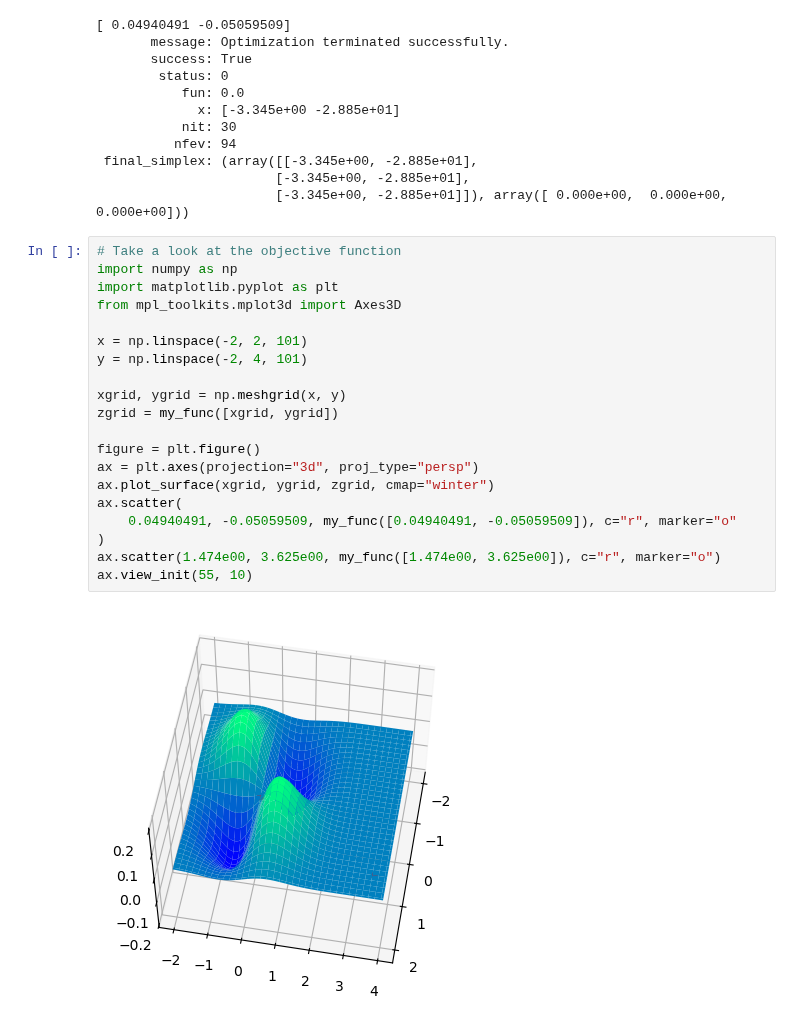
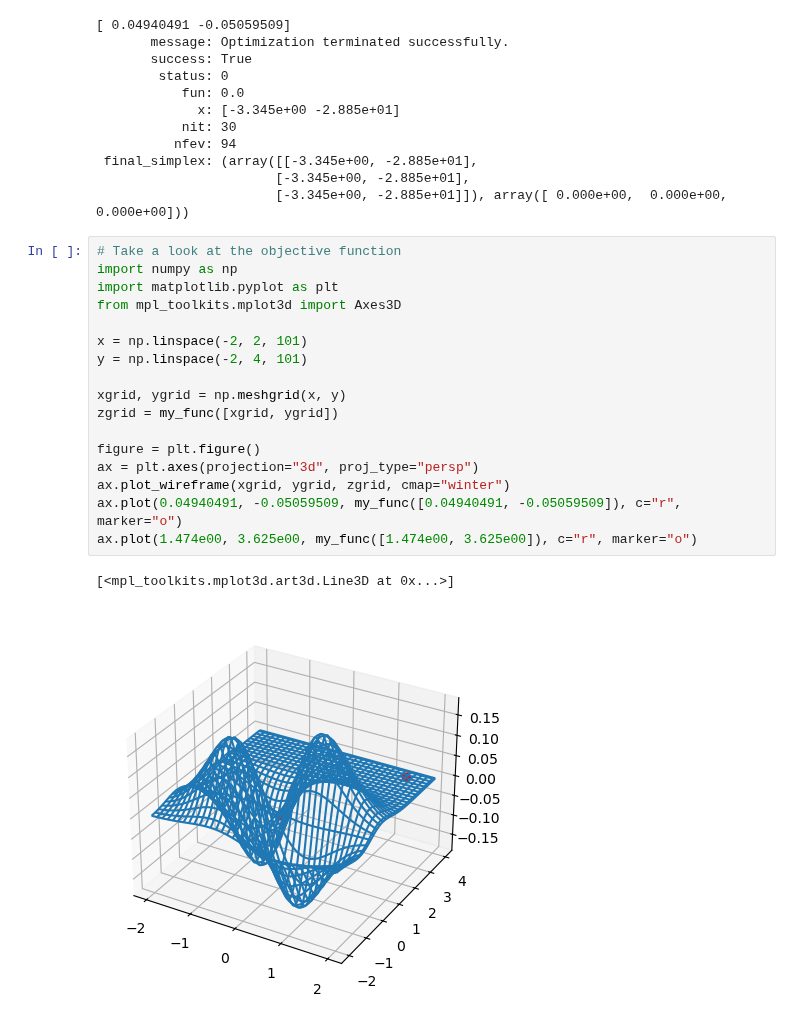
Before and after one commit to HyuntaeKR/numanal2023, a Jupyter notebook: optimization.ipynb, the cells around one changed output. Drawn from its saved outputs; the diff is of its cells as text.

Commit message:
Minor changes in plot

```diff
--- a/optimization.ipynb
+++ b/optimization.ipynb
@@ -211,22 +211,20 @@ print(root2)
 # %%
 # Take a look at the objective function
 import numpy as np
 import matplotlib.pyplot as plt
 from mpl_toolkits.mplot3d import Axes3D
 
 x = np.linspace(-2, 2, 101)
 y = np.linspace(-2, 4, 101)
 
 xgrid, ygrid = np.meshgrid(x, y)
 zgrid = my_func([xgrid, ygrid])
 
 figure = plt.figure()
 ax = plt.axes(projection="3d", proj_type="persp")
-ax.plot_surface(xgrid, ygrid, zgrid, cmap="winter")
-ax.scatter(
-    0.04940491, -0.05059509, my_func([0.04940491, -0.05059509]), c="r", marker="o"
-)
-ax.scatter(1.474e00, 3.625e00, my_func([1.474e00, 3.625e00]), c="r", marker="o")
-ax.view_init(55, 10)
+ax.plot_wireframe(xgrid, ygrid, zgrid, cmap="winter")
+ax.plot(0.04940491, -0.05059509, my_func([0.04940491, -0.05059509]), c="r", marker="o")
+ax.plot(1.474e00, 3.625e00, my_func([1.474e00, 3.625e00]), c="r", marker="o")
 # %% [output]
+[<mpl_toolkits.mplot3d.art3d.Line3D at 0x...>]
-[figure, old version]
+[figure, new version]
```
